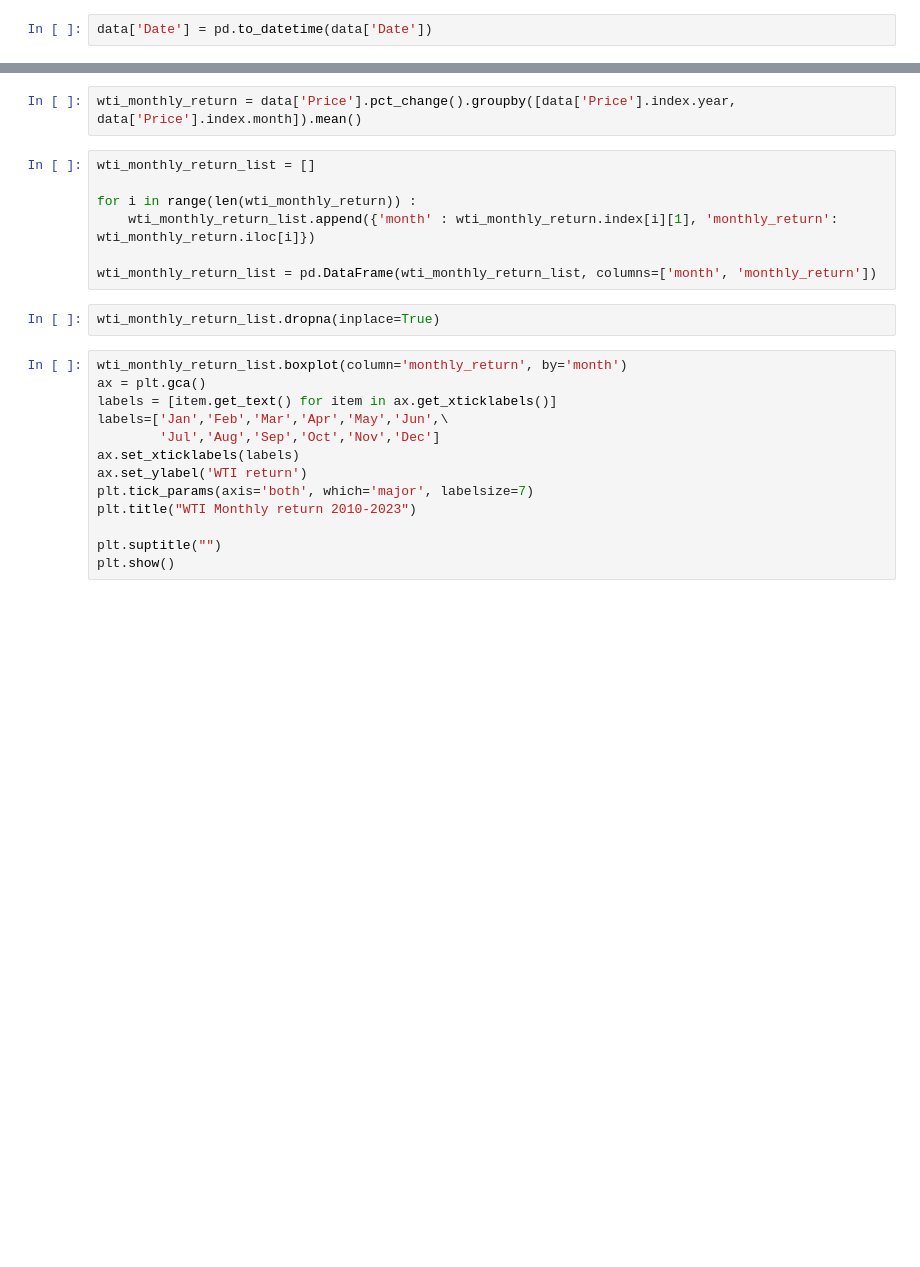
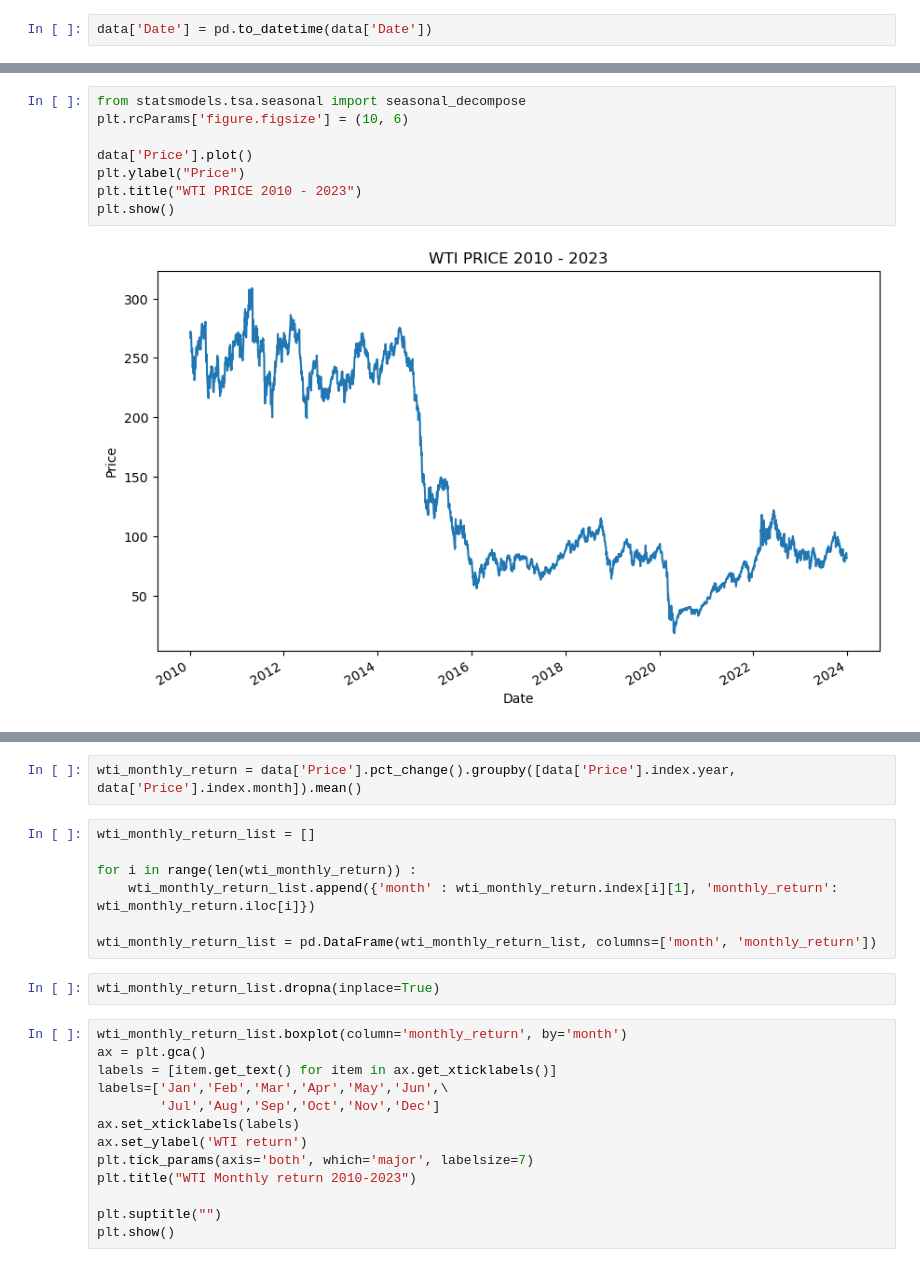
Before and after one commit to trungviet17/Basic_Algorithmic_Trading, a Jupyter notebook: Trading Signal/Time_series_basic_concept.ipynb, the cells around one changed output, grey strips where cells are left out. Drawn from its saved outputs; the diff is of its cells as text; blank space fills up the shorter version.

```diff
--- a/Trading Signal/Time_series_basic_concept.ipynb
+++ b/Trading Signal/Time_series_basic_concept.ipynb
@@ -66,0 +73,10 @@ data.head(5)
+# %%
+from statsmodels.tsa.seasonal import seasonal_decompose
+plt.rcParams['figure.figsize'] = (10, 6)
+
+data['Price'].plot()
+plt.ylabel("Price")
+plt.title("WTI PRICE 2010 - 2023")
+plt.show()
+# %% [output]
+[figure, added]
```
Also changed, not shown: parts of 18 cells of this notebook, 2 other files.
